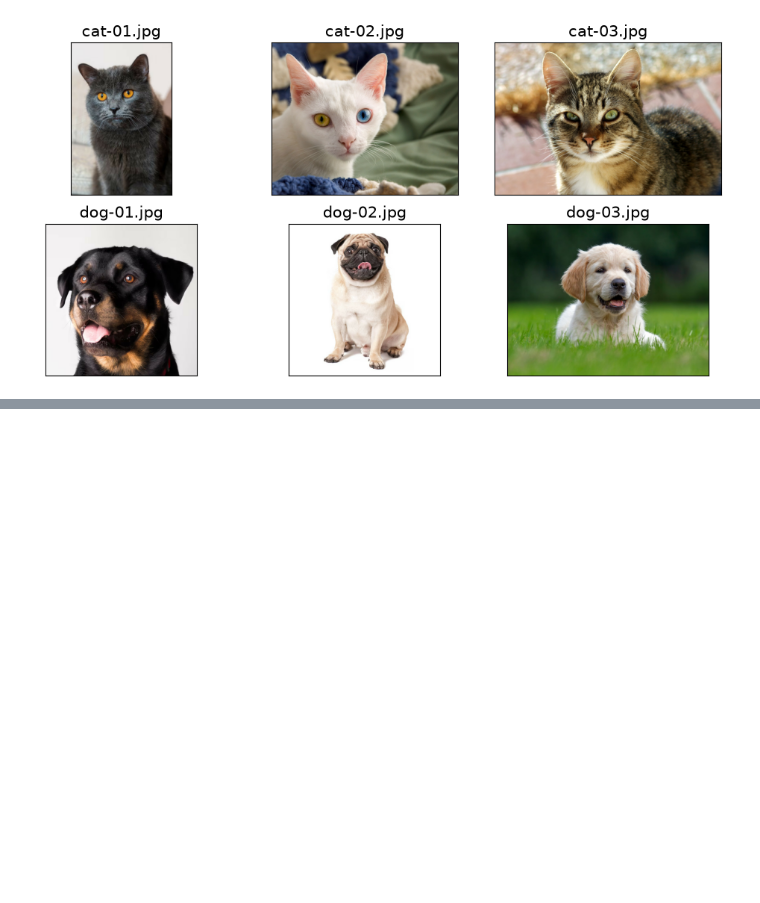
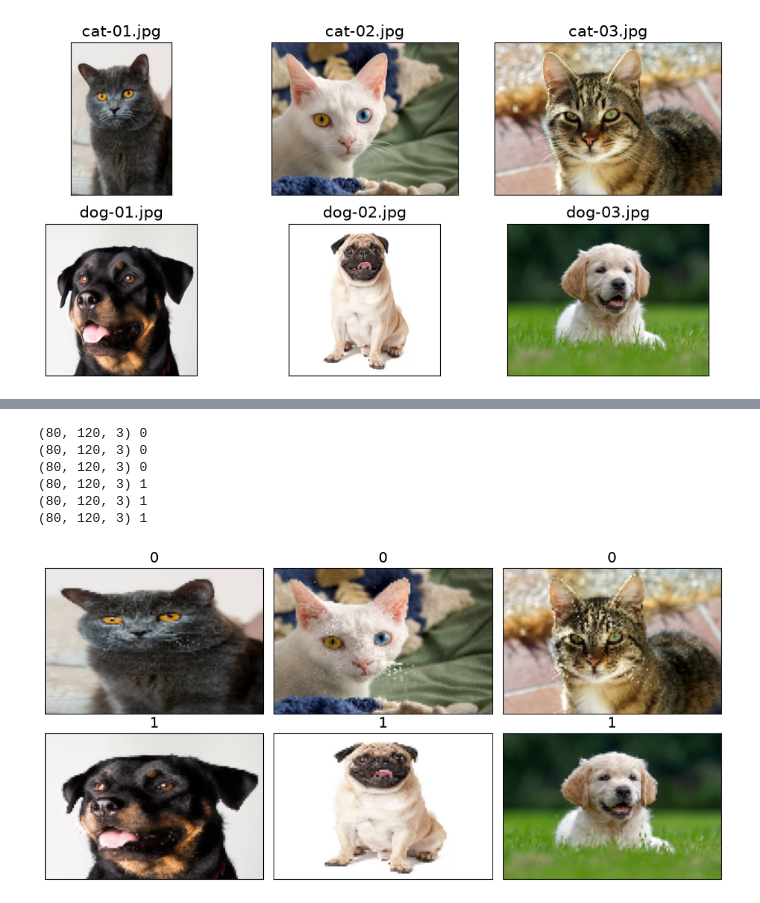
Before and after one commit to VARUN-GOWDAB/SIC-TensorFlow, a Jupyter notebook: tf.ipynb, the cells around one changed output, grey strips where cells are left out. Cells and saved outputs as stored; diff of their text form; code cells hidden in the pictures; blank space fills up the shorter version.

```diff
--- a/tf.ipynb
+++ b/tf.ipynb
@@ -81,0 +98,23 @@ NameError: name 'ds' is not defined
+# %%
+fig = plt.figure(figsize=(10, 5))
+
+for i, example in enumerate(ds):
+    print(example[0].shape, example[1].numpy())
+
+    ax = fig.add_subplot(2, 3, i+1)
+    ax.set_xticks([])
+    ax.set_yticks([])
+    ax.imshow(example[0].numpy())
+
+    ax.set_title("{}".format(example[1].numpy()), size=15)
+
+plt.tight_layout()
+plt.show()
+# %% [output]
+(80, 120, 3) 0
+(80, 120, 3) 0
+(80, 120, 3) 0
+(80, 120, 3) 1
+(80, 120, 3) 1
+(80, 120, 3) 1
+[figure, added]
```
Also changed, not shown: parts of 1 cell of this notebook, 10 other files.
